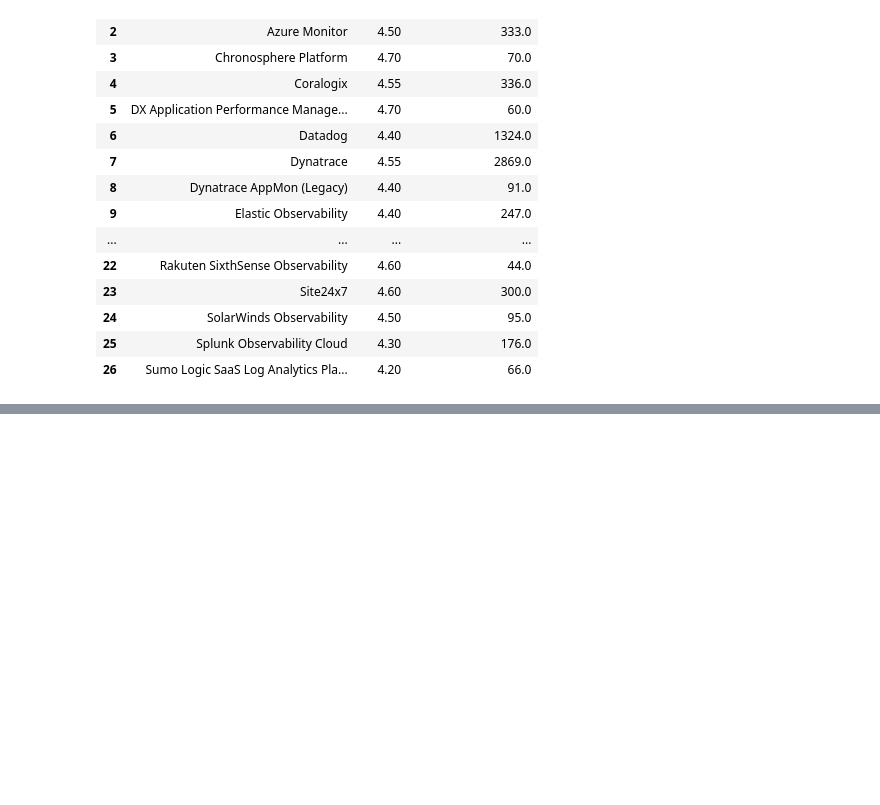
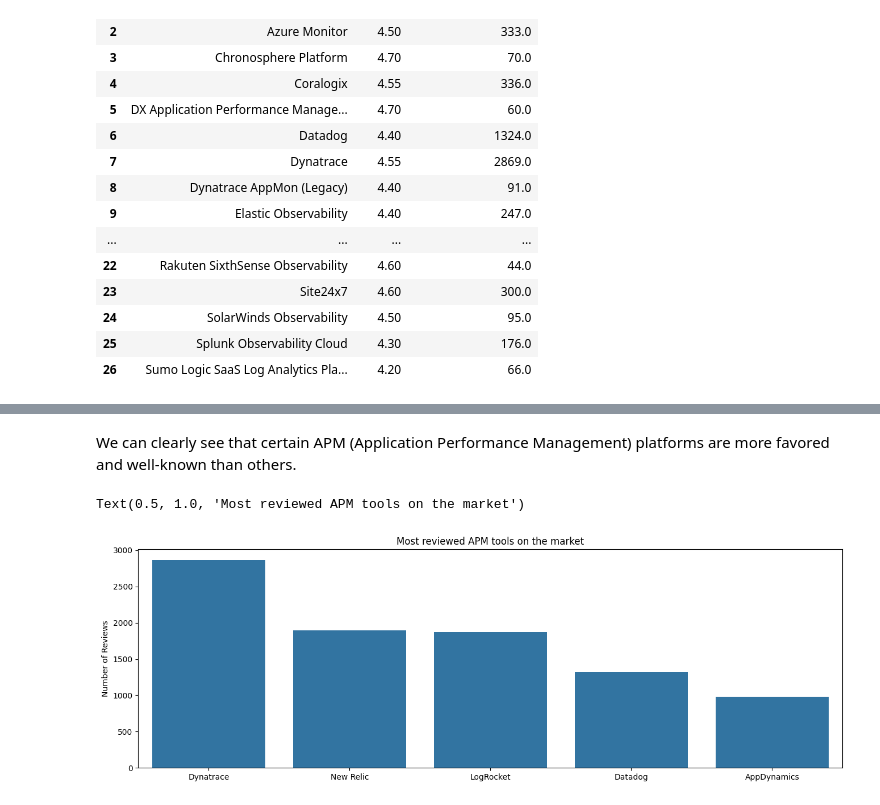
Before and after one commit to mobheap/CBI, a Jupyter notebook: visualization.ipynb, the cells around one changed output, grey strips where cells are left out. Cells and saved outputs as stored; diff of their text form; code cells hidden in the pictures; blank space fills up the shorter version.

```diff
--- a/visualization.ipynb
+++ b/visualization.ipynb
@@ -52,0 +51,12 @@ ValueError: Mime type rendering requires nbformat>=4.2.0 but it is not installed
+# %% [markdown]
+We can clearly see that certain APM (Application Performance Management) platforms are more favored and well-known than others.
+# %%
+data5 = data.sort_values(by='Number of Reviews', ascending=False).head()
+# %%
+plt.figure(figsize=(16, 5))
+sns.barplot(data=data5, x='Name', y='Number of Reviews')
+plt.xlabel('')
+plt.title('Most reviewed APM tools on the market')
+# %% [output]
+Text(0.5, 1.0, 'Most reviewed APM tools on the market')
+[figure, added]
```
Also changed, not shown: parts of 1 cell of this notebook.
